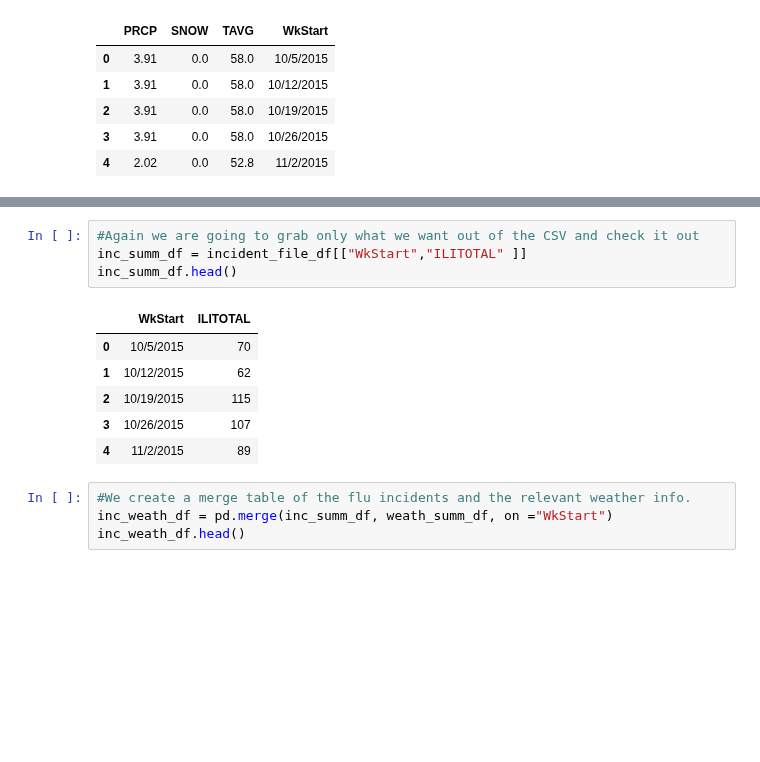
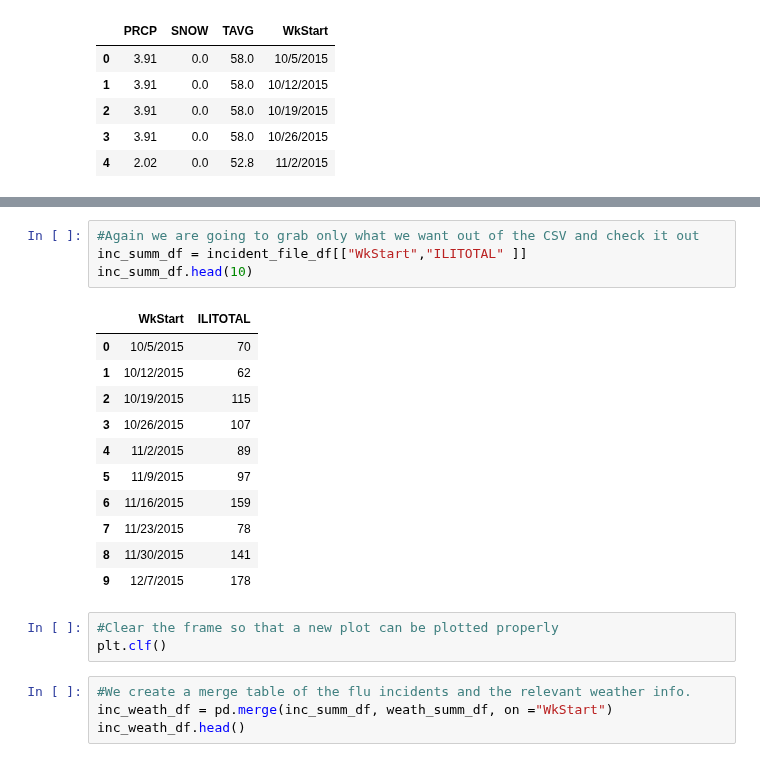
Before and after one commit to giolee88/FluTracker, a Jupyter notebook: Code/Flutracker_Plots.ipynb, the cells around one changed output, grey strips where cells are left out. Drawn from its saved outputs; the diff is of its cells as text; blank space fills up the shorter version.

```diff
--- a/Code/Flutracker_Plots.ipynb
+++ b/Code/Flutracker_Plots.ipynb
@@ -47,14 +77,22 @@ incident_file_df.head()
 # %%
 #Again we are going to grab only what we want out of the CSV and check it out
 inc_summ_df = incident_file_df[["WkStart","ILITOTAL" ]]
-inc_summ_df.head()
+inc_summ_df.head(10)
 # %% [output]
 |  | WkStart | ILITOTAL |
 | 0 | 10/5/2015 | 70 |
 | 1 | 10/12/2015 | 62 |
 | 2 | 10/19/2015 | 115 |
 | 3 | 10/26/2015 | 107 |
 | 4 | 11/2/2015 | 89 |
+| 5 | 11/9/2015 | 97 |
+| 6 | 11/16/2015 | 159 |
+| 7 | 11/23/2015 | 78 |
+| 8 | 11/30/2015 | 141 |
+| 9 | 12/7/2015 | 178 |
+# %%
+#Clear the frame so that a new plot can be plotted properly
+plt.clf()
 # %%
 #We create a merge table of the flu incidents and the relevant weather info.
 inc_weath_df = pd.merge(inc_summ_df, weath_summ_df, on ="WkStart")
```
Also changed, not shown: parts of 16 cells of this notebook, 5 other files.
